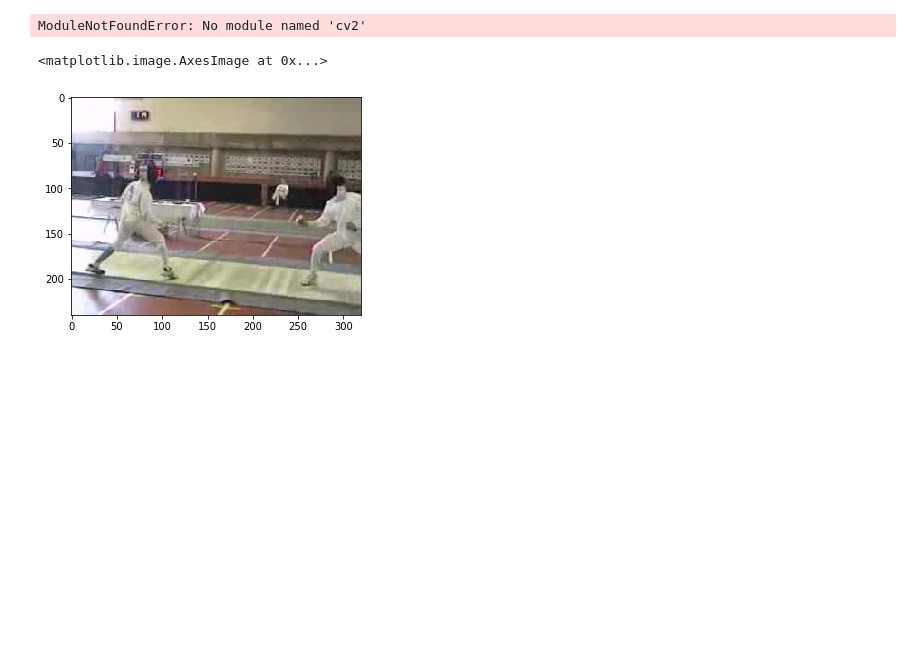
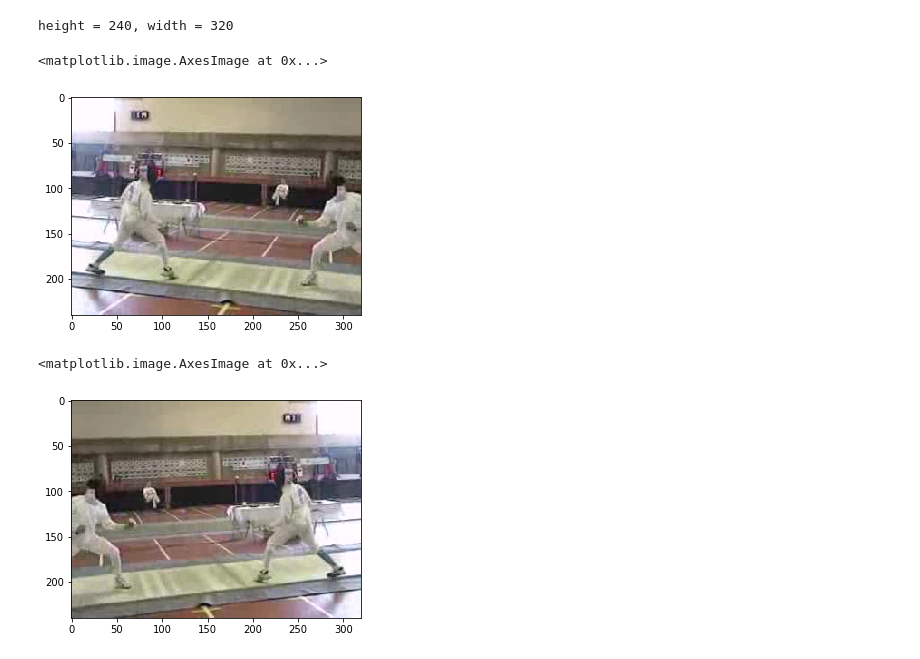
Before and after one commit to jordantrc/ms-project, a Jupyter notebook: image-testing/ImageTesting.ipynb, the cells around one changed output. Saved outputs shown, nothing was run; the diff lists cells and outputs as text; code cells hidden in the pictures; blank space fills up the shorter version.

Commit message:
fix image processing in train, image testing

```diff
--- a/image-testing/ImageTesting.ipynb
+++ b/image-testing/ImageTesting.ipynb
@@ -2,22 +2,29 @@
 # Test the image input/output and processing
 import numpy as np
 import cv2
+import random
+import math
 from matplotlib.pyplot import imshow
 from PIL import Image
+from sklearn import preprocessing
 
 %matplotlib inline
 # preview the image
 image = 'frames/00001.jpg'
+crop_size = 112
-# %% [output]
-ModuleNotFoundError: No module named 'cv2'
 # %%
-# preview the image
+# preview the image, image details
+print("height = %s, width = %s" % (img.height, img.width))
 img = Image.open(image)
 imshow(np.asarray(img))
 # %% [output]
-<matplotlib.image.AxesImage at 0x...>
+height = 240, width = 320
+<matplotlib.image.AxesImage at 0x...>
 [figure]
 # %%
 # test image flip
-img_flipped = cv2.flip(img, flipCode=1)
+img_flipped = cv2.flip(np.asarray(img), flipCode=1)
 imshow(np.asarray(img_flipped))
+# %% [output]
+<matplotlib.image.AxesImage at 0x...>
+[figure, added]
```
Also changed, not shown: parts of 5 cells of this notebook, 1 other file.
